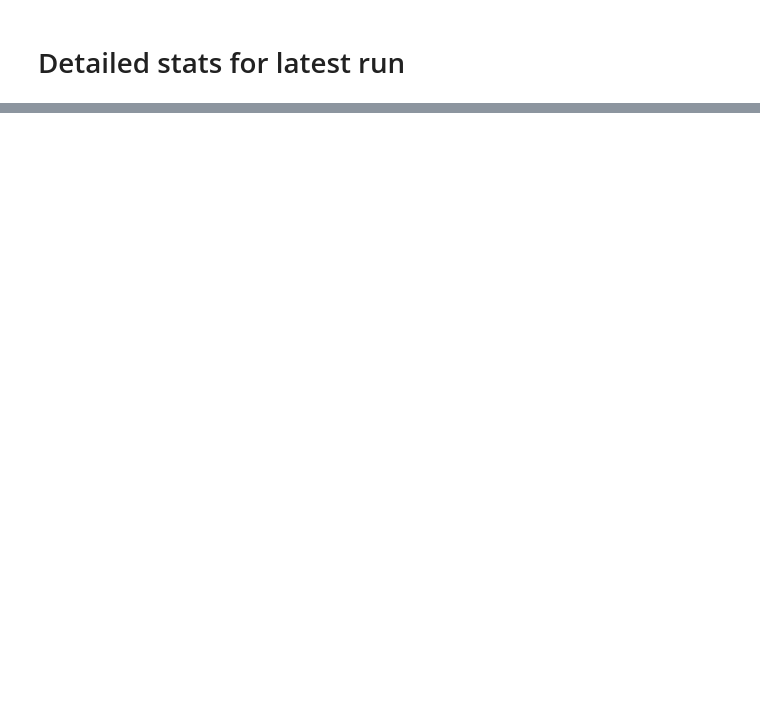
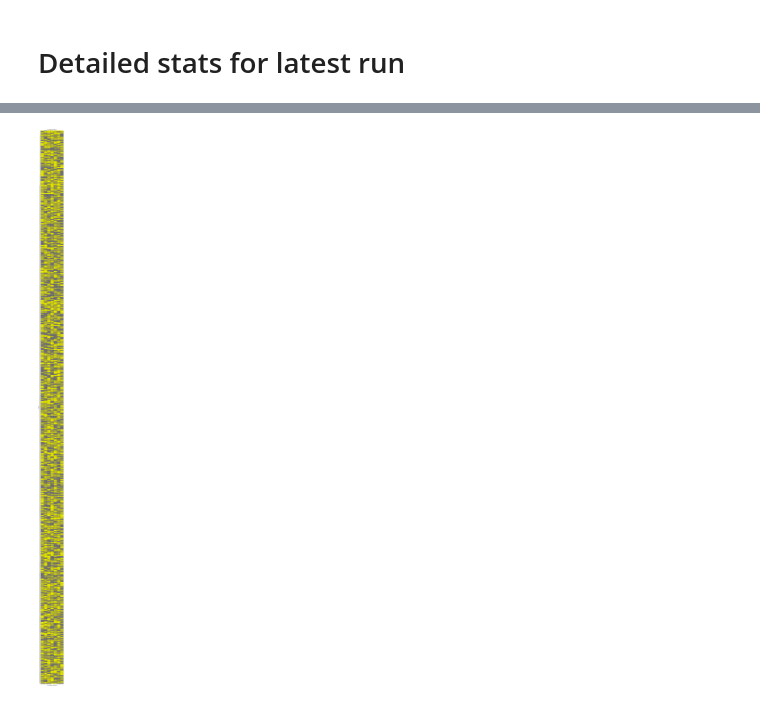
Before and after one commit to mggg/covid-scheduling, a Jupyter notebook: linear_program.ipynb, the cells around one changed output, grey strips where cells are left out. Saved outputs shown, nothing was run; the diff lists cells and outputs as text; code cells hidden in the pictures; blank space fills up the shorter version.

```diff
--- a/linear_program.ipynb
+++ b/linear_program.ipynb
@@ -309,0 +345,4 @@ displayOverlay(overlay)
+# %%
+displayAvail(avail)
+# %% [output]
+[figure, added]
```
Also changed, not shown: parts of 19 cells of this notebook, 3 other files.
